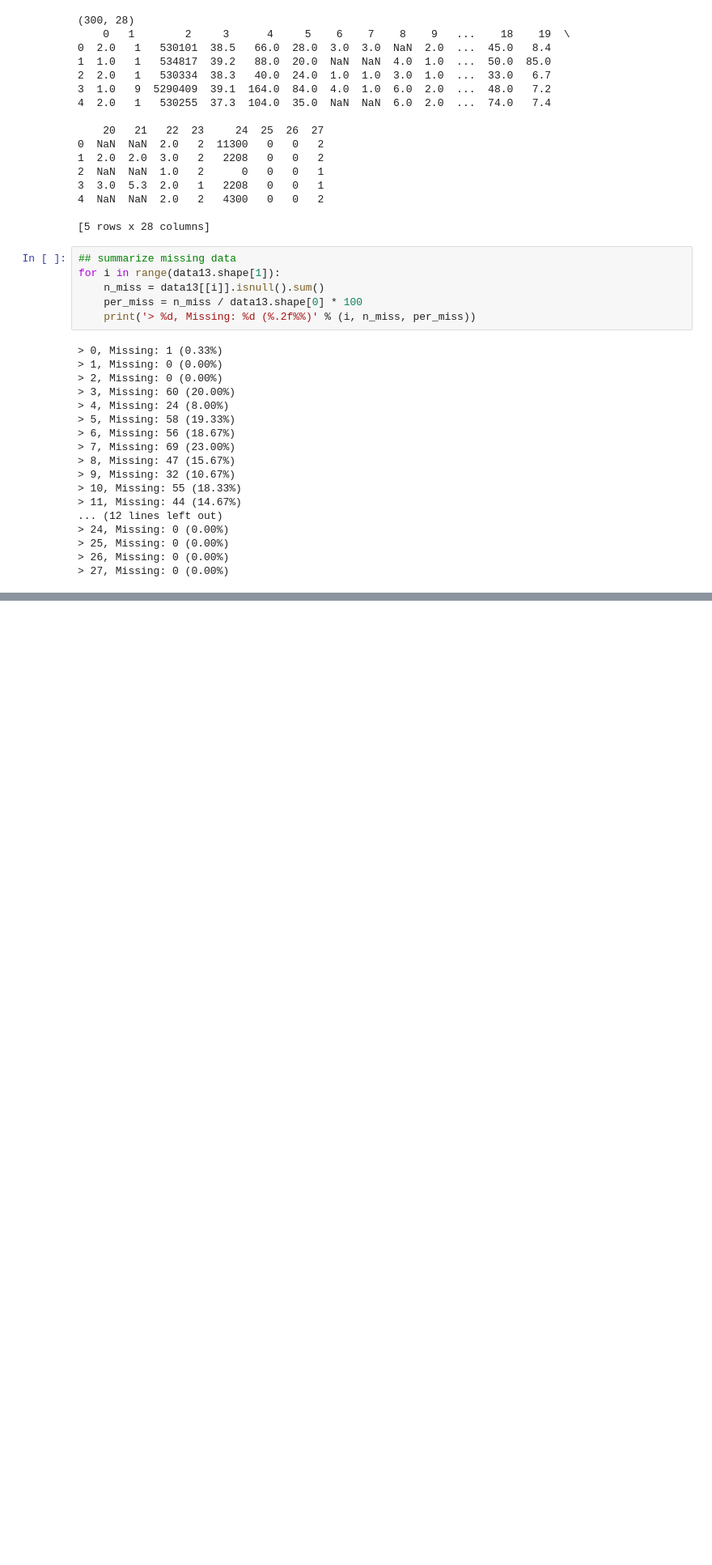
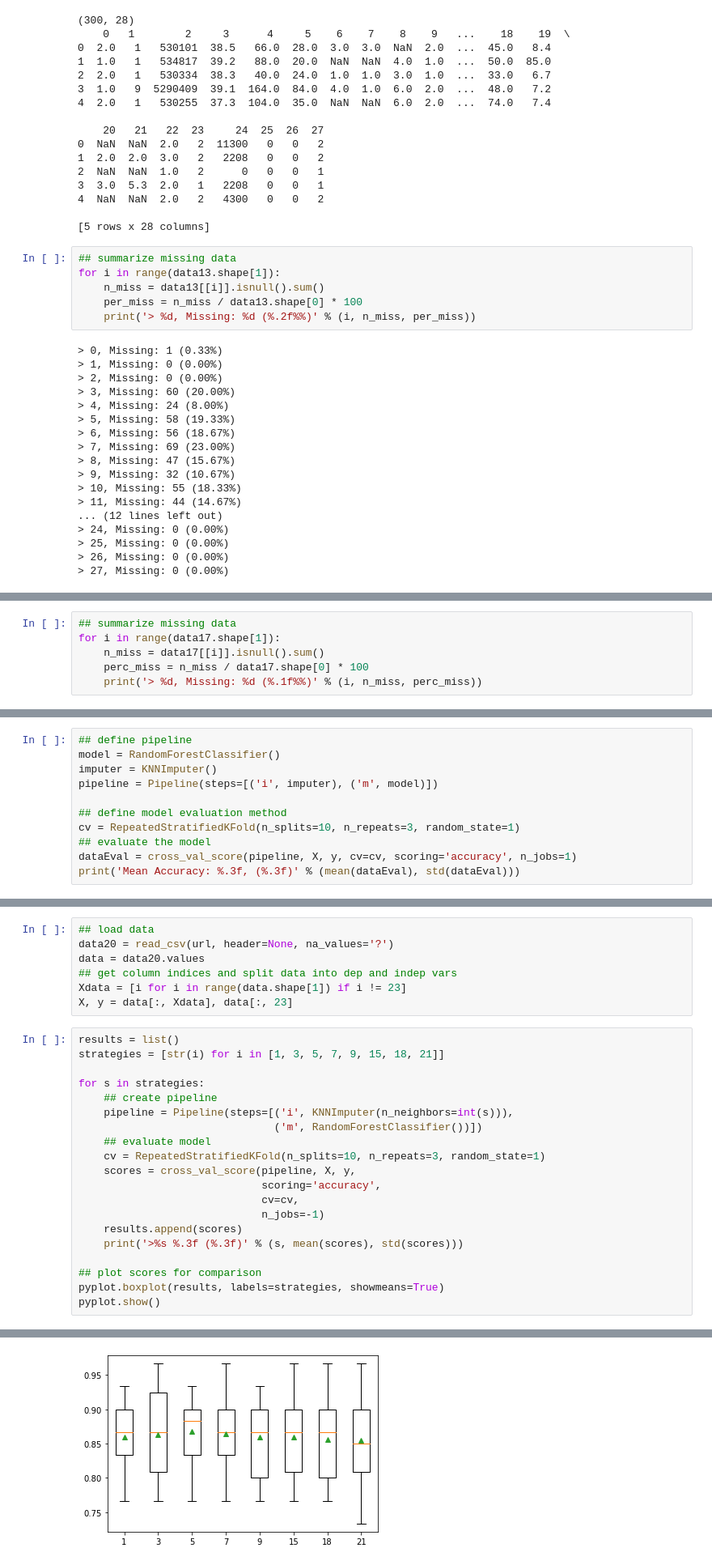
Before and after one commit to delos001/DS_Recipes, a Jupyter notebook: DataPreparation/DataPrep_Tutorial_Full_MLM.ipynb, the cells around one changed output, grey strips where cells are left out. Shown at 81% size. Drawn from its saved outputs; the diff is of its cells as text; blank space fills up the shorter version.

```diff
--- a/DataPreparation/DataPrep_Tutorial_Full_MLM.ipynb
+++ b/DataPreparation/DataPrep_Tutorial_Full_MLM.ipynb
@@ -954,0 +1143,6 @@ for i in range(data13.shape[1]):
+# %%
+## summarize missing data
+for i in range(data17.shape[1]):
+    n_miss = data17[[i]].isnull().sum()
+    perc_miss = n_miss / data17.shape[0] * 100
+    print('> %d, Missing: %d (%.1f%%)' % (i, n_miss, perc_miss))
@@ -954,0 +1220,11 @@ for i in range(data13.shape[1]):
+# %%
+## define pipeline
+model = RandomForestClassifier()
+imputer = KNNImputer()
+pipeline = Pipeline(steps=[('i', imputer), ('m', model)])
+
+## define model evaluation method
+cv = RepeatedStratifiedKFold(n_splits=10, n_repeats=3, random_state=1)
+## evaluate the model
+dataEval = cross_val_score(pipeline, X, y, cv=cv, scoring='accuracy', n_jobs=1)
+print('Mean Accuracy: %.3f, (%.3f)' % (mean(dataEval), std(dataEval)))
@@ -954,0 +1247,28 @@ for i in range(data13.shape[1]):
+# %%
+## load data
+data20 = read_csv(url, header=None, na_values='?')
+data = data20.values
+## get column indices and split data into dep and indep vars
+Xdata = [i for i in range(data.shape[1]) if i != 23]
+X, y = data[:, Xdata], data[:, 23]
+# %%
+results = list()
+strategies = [str(i) for i in [1, 3, 5, 7, 9, 15, 18, 21]]
+
+for s in strategies:
+    ## create pipeline
+    pipeline = Pipeline(steps=[('i', KNNImputer(n_neighbors=int(s))),
+                               ('m', RandomForestClassifier())])
+    ## evaluate model
+    cv = RepeatedStratifiedKFold(n_splits=10, n_repeats=3, random_state=1)
+    scores = cross_val_score(pipeline, X, y,
+                             scoring='accuracy',
+                             cv=cv,
+                             n_jobs=-1)
+    results.append(scores)
+    print('>%s %.3f (%.3f)' % (s, mean(scores), std(scores)))
+
+## plot scores for comparison
+pyplot.boxplot(results, labels=strategies, showmeans=True)
+pyplot.show()
+# %% [output]
@@ -954,0 +1283 @@ for i in range(data13.shape[1]):
+[figure, added]
```
Also changed, not shown: parts of 36 cells of this notebook.
